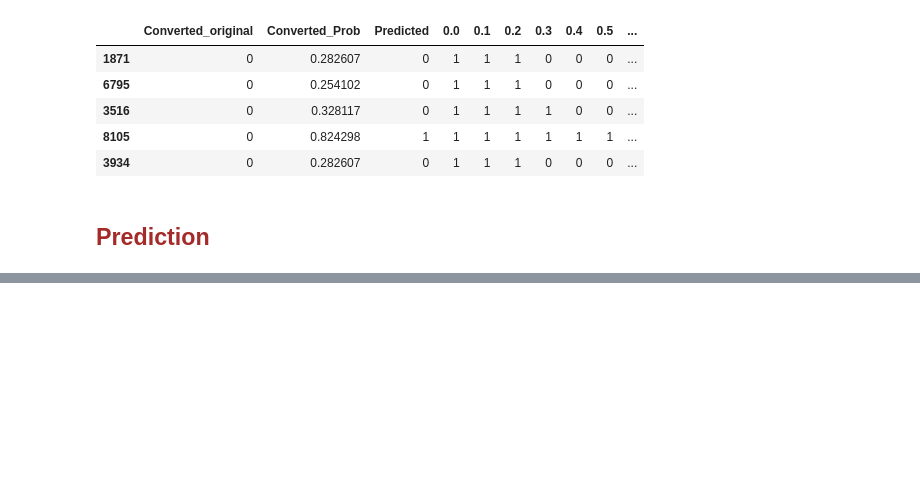
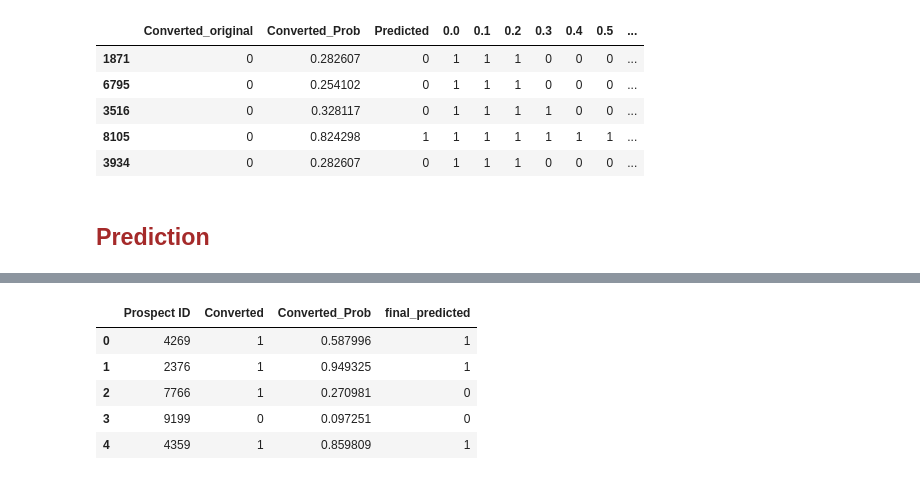
Before and after one commit to ankanroy92in/X_Education, a Jupyter notebook: X_Education.ipynb, the cells around one changed output, grey strips where cells are left out. Drawn from its saved outputs; the diff is of its cells as text; code cells hidden in the pictures; blank space fills up the shorter version.

```diff
--- a/X_Education.ipynb
+++ b/X_Education.ipynb
@@ -1440,0 +1519,3 @@ y_train_pred_final.head()
+# %%
+y_test_pred = pd.DataFrame(y_test_pred)
+y_test_pred
@@ -1440,0 +1580,11 @@ y_train_pred_final.head()
+# %%
+# taking sensitivity-specificity method at 0.345 probability cutoff during training
+y_pred_final['final_predicted'] = y_pred_final['Converted_Prob'].map(lambda x: 1 if x > 0.352 else 0)
+y_pred_final.head()
+# %% [output]
+|  | Prospect ID | Converted | Converted_Prob | final_predicted |
+| 0 | 4269 | 1 | 0.587996 | 1 |
+| 1 | 2376 | 1 | 0.949325 | 1 |
+| 2 | 7766 | 1 | 0.270981 | 0 |
+| 3 | 9199 | 0 | 0.097251 | 0 |
+| 4 | 4359 | 1 | 0.859809 | 1 |
```
Also changed, not shown: parts of 13 cells of this notebook.
